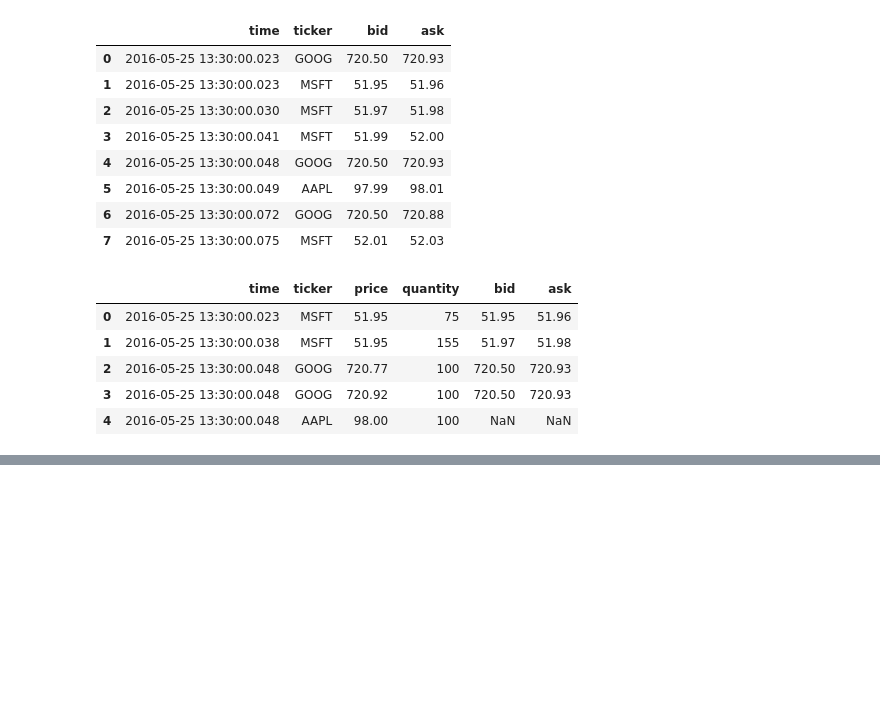
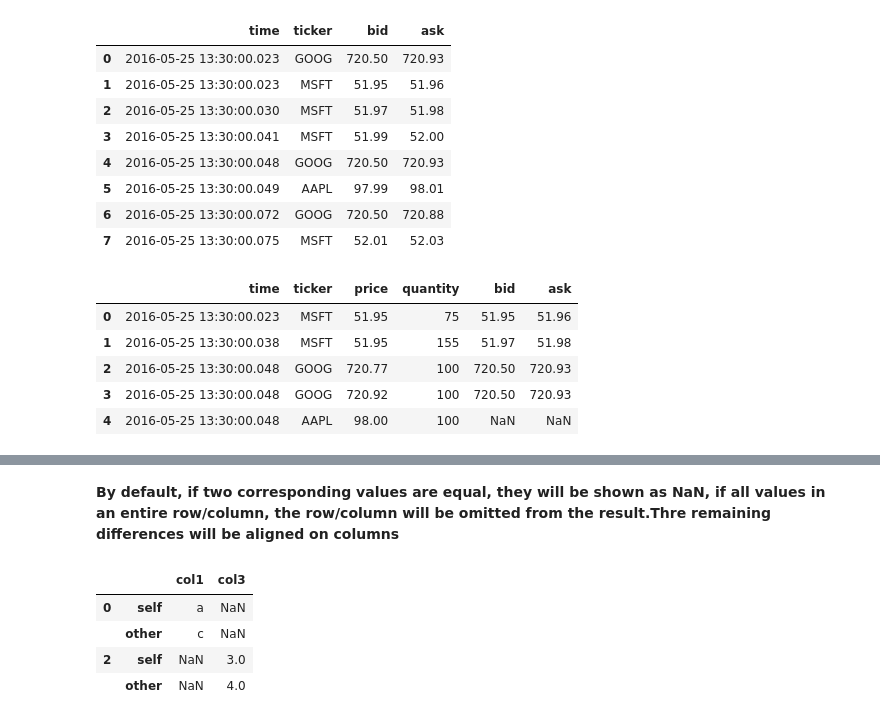
Before and after one commit to ashishkirtwed/Pandas-Tutorial-and-Exercise, a Jupyter notebook: Lecture3.ipynb, the cells around one changed output, grey strips where cells are left out. Saved outputs shown, nothing was run; the diff lists cells and outputs as text; code cells hidden in the pictures; blank space fills up the shorter version.

```diff
--- a/Lecture3.ipynb
+++ b/Lecture3.ipynb
@@ -713,0 +754,10 @@ pd.merge_asof(trades,quotes,on="time",by="ticker")
+# %% [markdown]
+**By default, if two corresponding values are equal, they will be shown as NaN, if all values in an entire row/column, the row/column will be omitted from the result.Thre remaining differences will be aligned on columns**
+# %%
+df.compare(df2, align_axis=0)
+# %% [output]
+|  |  | col1 | col3 |
+| 0 | self | a | NaN |
+|  | other | c | NaN |
+| 2 | self | NaN | 3.0 |
+|  | other | NaN | 4.0 |
```
Also changed, not shown: parts of 5 cells of this notebook.
